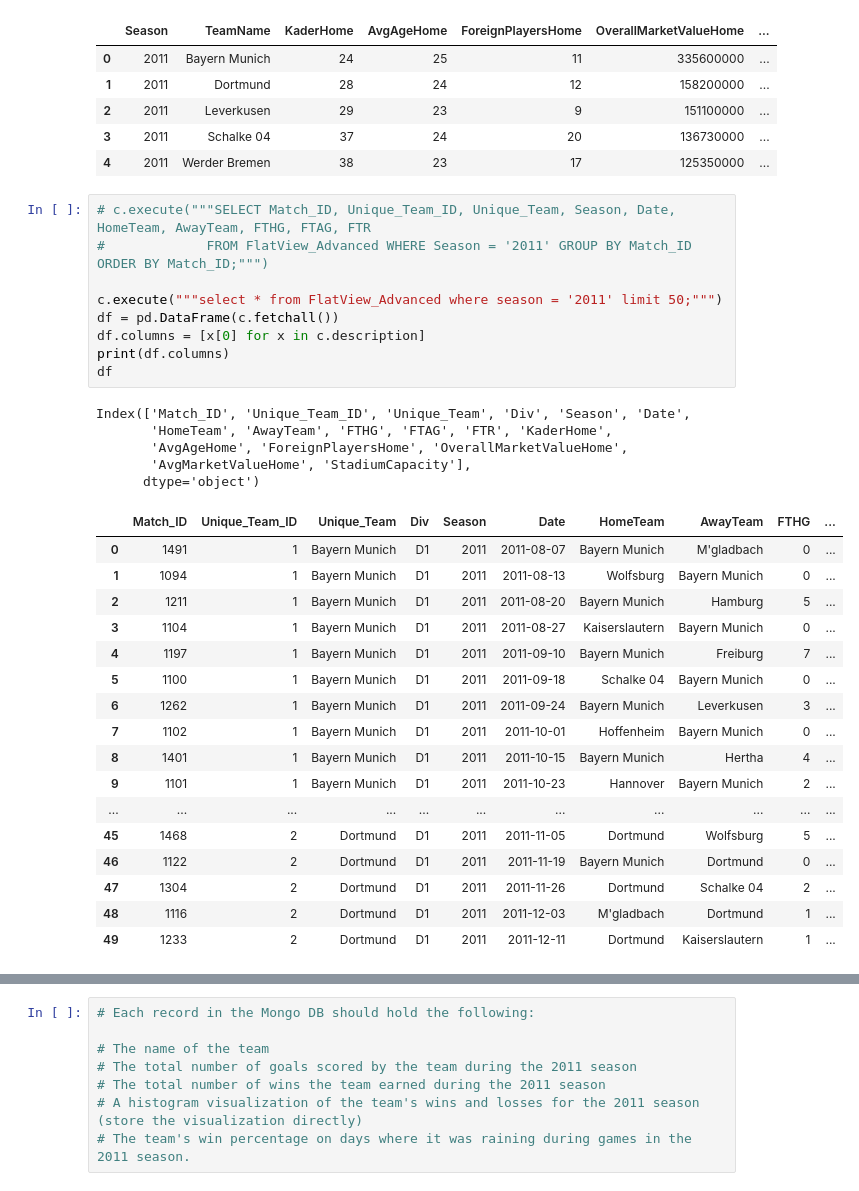
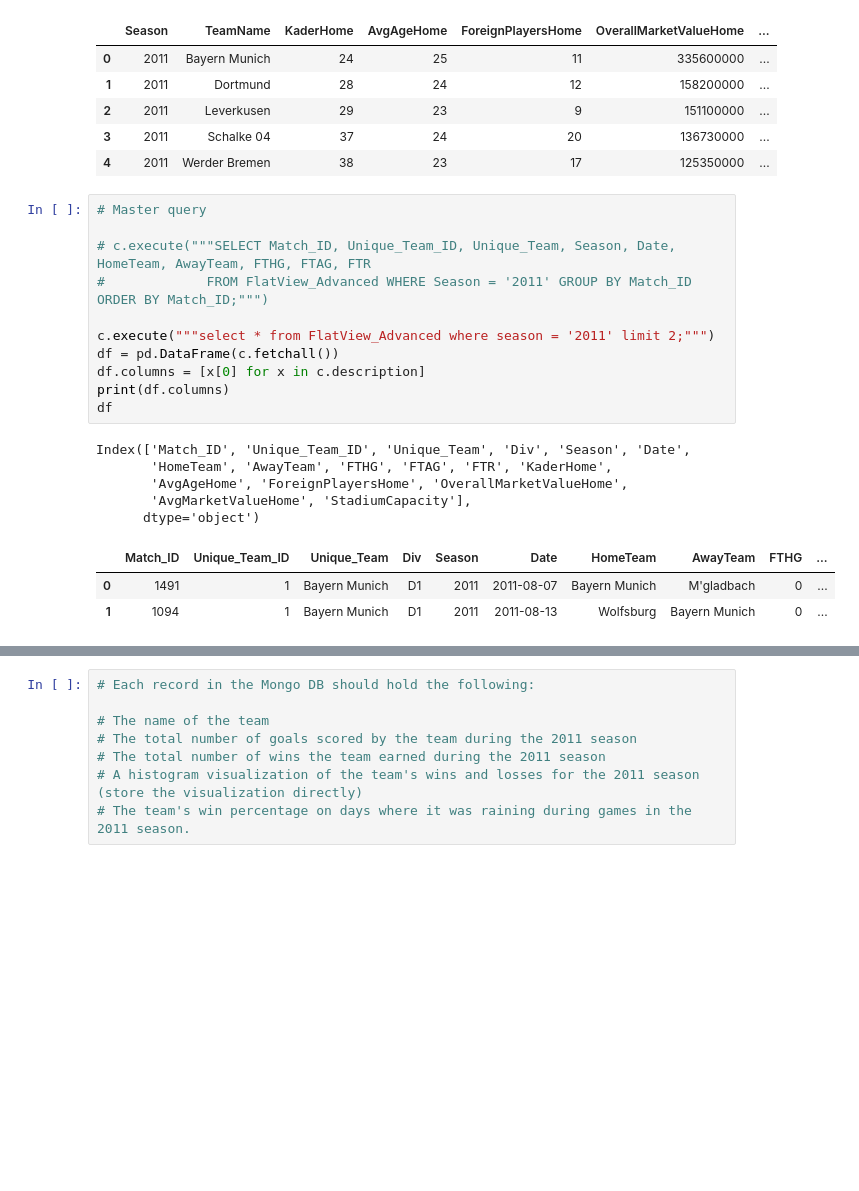
Before and after one commit to DIGITALFRANK/dsc-mod-2-lab-nyc-ds-career-042219, a Jupyter notebook: index.ipynb, the cells around one changed output, grey strips where cells are left out. Drawn from its saved outputs; the diff is of its cells as text; blank space fills up the shorter version.

```diff
--- a/index.ipynb
+++ b/index.ipynb
@@ -181,35 +183,23 @@ df.head()
 | 3 | 2011 | Schalke 04 | 37 | 24 | 20 | 136730000 | ... |
 | 4 | 2011 | Werder Bremen | 38 | 23 | 17 | 125350000 | ... |
 # %%
+# Master query
+
 # c.execute("""SELECT Match_ID, Unique_Team_ID, Unique_Team, Season, Date, HomeTeam, AwayTeam, FTHG, FTAG, FTR
 #             FROM FlatView_Advanced WHERE Season = '2011' GROUP BY Match_ID ORDER BY Match_ID;""")
 
-c.execute("""select * from FlatView_Advanced where season = '2011' limit 50;""")
+c.execute("""select * from FlatView_Advanced where season = '2011' limit 2;""")
 df = pd.DataFrame(c.fetchall())
 df.columns = [x[0] for x in c.description]
 print(df.columns)
 df
 # %% [output]
 Index(['Match_ID', 'Unique_Team_ID', 'Unique_Team', 'Div', 'Season', 'Date',
        'HomeTeam', 'AwayTeam', 'FTHG', 'FTAG', 'FTR', 'KaderHome',
        'AvgAgeHome', 'ForeignPlayersHome', 'OverallMarketValueHome',
        'AvgMarketValueHome', 'StadiumCapacity'],
       dtype='object')
 |  | Match_ID | Unique_Team_ID | Unique_Team | Div | Season | Date | HomeTeam | AwayTeam | FTHG | ... |
 | 0 | 1491 | 1 | Bayern Munich | D1 | 2011 | 2011-08-07 | Bayern Munich | M'gladbach | 0 | ... |
 | 1 | 1094 | 1 | Bayern Munich | D1 | 2011 | 2011-08-13 | Wolfsburg | Bayern Munich | 0 | ... |
-| 2 | 1211 | 1 | Bayern Munich | D1 | 2011 | 2011-08-20 | Bayern Munich | Hamburg | 5 | ... |
-| 3 | 1104 | 1 | Bayern Munich | D1 | 2011 | 2011-08-27 | Kaiserslautern | Bayern Munich | 0 | ... |
-| 4 | 1197 | 1 | Bayern Munich | D1 | 2011 | 2011-09-10 | Bayern Munich | Freiburg | 7 | ... |
-| 5 | 1100 | 1 | Bayern Munich | D1 | 2011 | 2011-09-18 | Schalke 04 | Bayern Munich | 0 | ... |
-| 6 | 1262 | 1 | Bayern Munich | D1 | 2011 | 2011-09-24 | Bayern Munich | Leverkusen | 3 | ... |
-| 7 | 1102 | 1 | Bayern Munich | D1 | 2011 | 2011-10-01 | Hoffenheim | Bayern Munich | 0 | ... |
-| 8 | 1401 | 1 | Bayern Munich | D1 | 2011 | 2011-10-15 | Bayern Munich | Hertha | 4 | ... |
-| 9 | 1101 | 1 | Bayern Munich | D1 | 2011 | 2011-10-23 | Hannover | Bayern Munich | 2 | ... |
-| ... | ... | ... | ... | ... | ... | ... | ... | ... | ... | ... |
-| 45 | 1468 | 2 | Dortmund | D1 | 2011 | 2011-11-05 | Dortmund | Wolfsburg | 5 | ... |
-| 46 | 1122 | 2 | Dortmund | D1 | 2011 | 2011-11-19 | Bayern Munich | Dortmund | 0 | ... |
-| 47 | 1304 | 2 | Dortmund | D1 | 2011 | 2011-11-26 | Dortmund | Schalke 04 | 2 | ... |
-| 48 | 1116 | 2 | Dortmund | D1 | 2011 | 2011-12-03 | M'gladbach | Dortmund | 1 | ... |
-| 49 | 1233 | 2 | Dortmund | D1 | 2011 | 2011-12-11 | Dortmund | Kaiserslautern | 1 | ... |
 # %%
```
Also changed, not shown: parts of 11 cells of this notebook, 2 other files.
